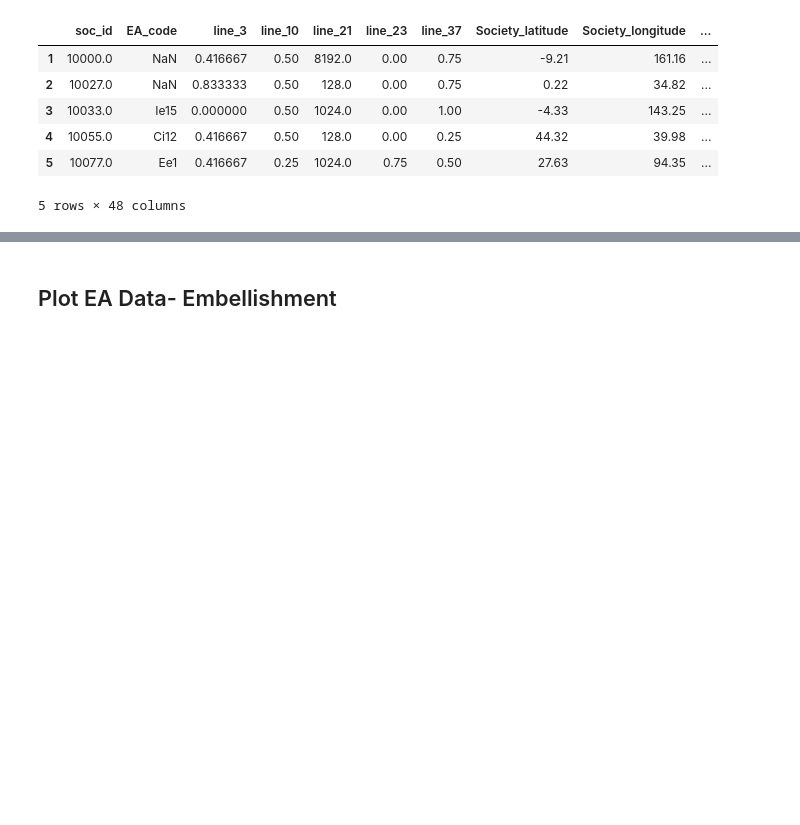
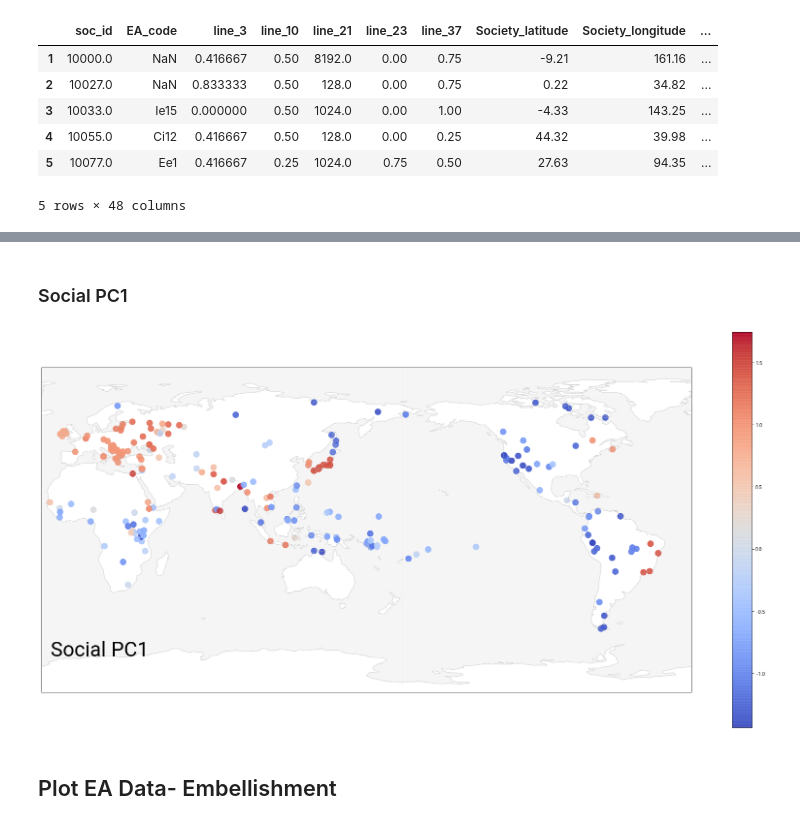
Before and after one commit to theglobaljukebox/Woodetal2021-Analysis, a Jupyter notebook: Map Plots.ipynb, the cells around one changed output, grey strips where cells are left out. Cells and saved outputs as stored; diff of their text form; code cells hidden in the pictures; blank space fills up the shorter version.

```diff
--- a/Map Plots.ipynb
+++ b/Map Plots.ipynb
@@ -87,3 +122,53 @@ modal_profiles.head(5)
+# %% [markdown]
+### Social PC1
+# %%
+social_profiles = modal_profiles.dropna(subset=['social_pc1'])
+
+## Map parameters
+CENTRAL_LONGITUDE = 160.0
+linenum = 1
+vname = "Social PC1"
+font_family = "Roboto"
+alpha = 0.9
+
+column_name = 'social_pc1'
+color_map = {}
+variable_name = vname
+filename = './figs/social_pc1.png'
+
+## Project to co-ordinates
+x,y = ([] for i in range(2))
+for i, row in social_profiles['Society_latitude'].iteritems():
+    y.append(float(row))
+for i, row in social_profiles['Society_longitude'].iteritems():
+    if float(row)+200 < 345:
+        x.append(float(row)+200)
+    else:
+        x.append((float(row)+200)-345)
+
+fig = plt.figure(figsize=(30,15))
+projection=ccrs.PlateCarree(central_longitude=CENTRAL_LONGITUDE)
+ax = fig.add_subplot(1,1,1,projection=projection)
+ax.coastlines(alpha=.5, color="#B4B4B4")
+ax.set_global()
+ax.text(-175, -70, variable_name, fontsize=42, fontfamily=font_family, color="Black")
+
+
+scatter = ax.scatter(x,  y,
+           c=social_profiles[column_name],
+           cmap = 'coolwarm',
+           alpha=alpha,
+           marker='o',
+           sizes=(150,150))
+
+
+ax.add_feature(cfeature.OCEAN, alpha=.6, color="#EFEFEF")
+plt.colorbar(scatter)
+plt.rcParams['legend.title_fontsize'] = 'x-large'
+plt.rc('font',family=font_family, weight='regular')
+plt.savefig(filename, bbox_inches = 'tight',pad_inches = 0)
+# %% [output]
+[figure, added]
 # %% [markdown]
 ## Plot EA Data- Embellishment
 # %%
```
Also changed, not shown: parts of 3 cells of this notebook, 2 other files.
